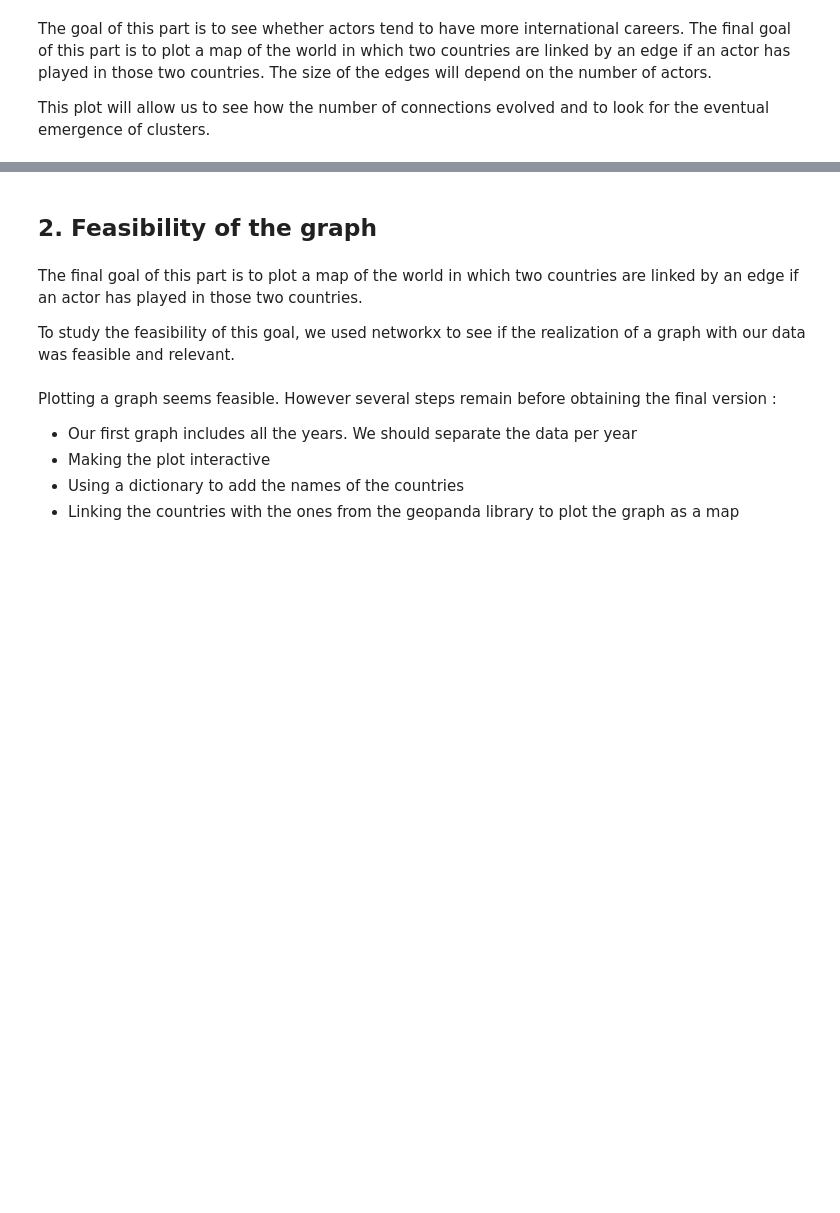
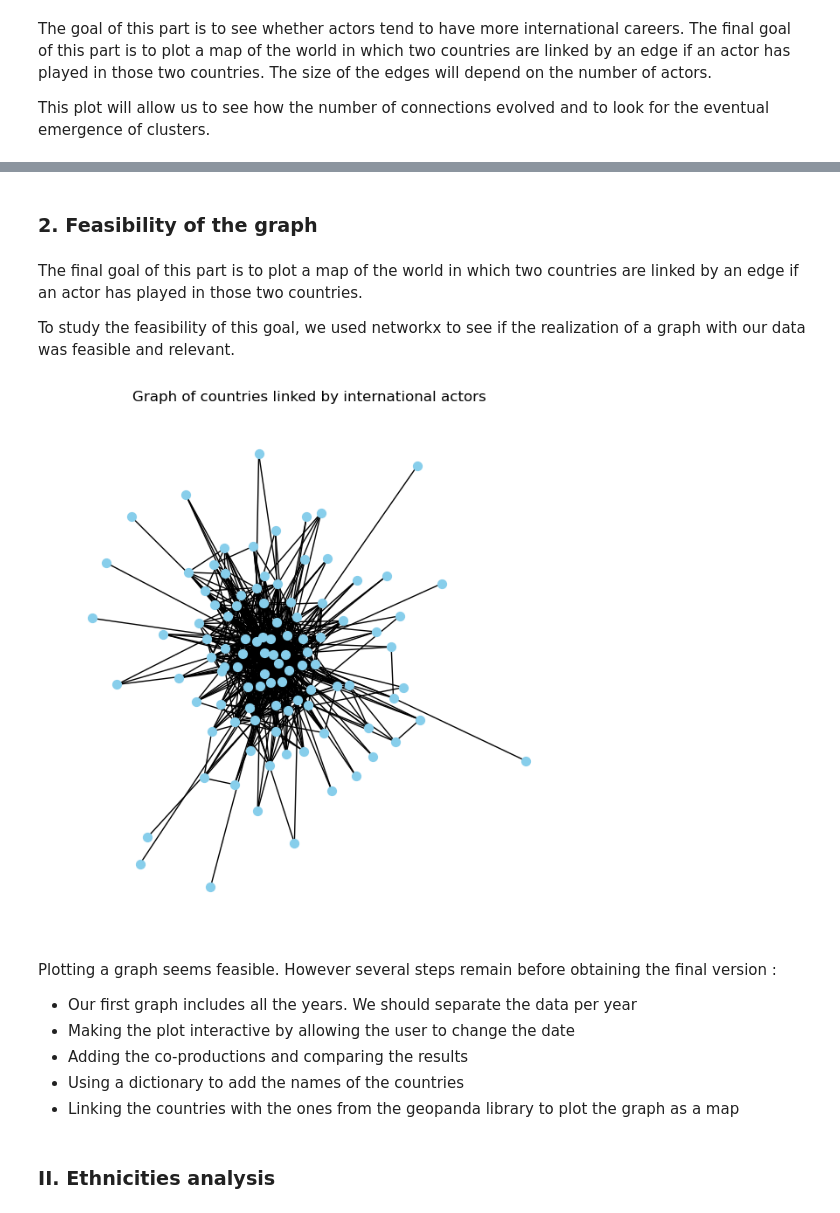
Before and after one commit to epfl-ada/ada-2024-project-teamcsx24, a Jupyter notebook: results.ipynb, the cells around one changed output, grey strips where cells are left out. Saved outputs shown, nothing was run; the diff lists cells and outputs as text; code cells hidden in the pictures; blank space fills up the shorter version.

```diff
--- a/results.ipynb
+++ b/results.ipynb
@@ -445,5 +567,5 @@ This plot shows that there is a significant number of actors who played in sever
 # %% [markdown]
-## 2. Feasibility of the graph
+### 2. Feasibility of the graph
 # %% [markdown]
 The final goal of this part is to plot a map of the world in which two countries are linked by an edge if an actor has played in those two countries.
 
@@ -453,7 +573,20 @@ To study the feasibility of this goal, we used networkx to see if the realizatio
+# %%
+# first visualization as a graph
+G = ps.getGraph()
+
+plt.figure(figsize=(6, 6))
+nx.draw(G, with_labels=False, node_color='skyblue', node_size=50, font_size=6, width = 1)
+plt.title("Graph of countries linked by international actors")
+plt.show()
+# %% [output]
+[figure, added]
 # %% [markdown]
 Plotting a graph seems feasible. However several steps remain before obtaining the final version :
 
 - Our first graph includes all the years. We should separate the data per year
-- Making the plot interactive
+- Making the plot interactive by allowing the user to change the date
+- Adding the co-productions and comparing the results
 - Using a dictionary to add the names of the countries
 - Linking the countries with the ones from the geopanda library to plot the graph as a map
+# %% [markdown]
+### II. Ethnicities analysis
```
Also changed, not shown: parts of 48 cells of this notebook, 1 other file.
